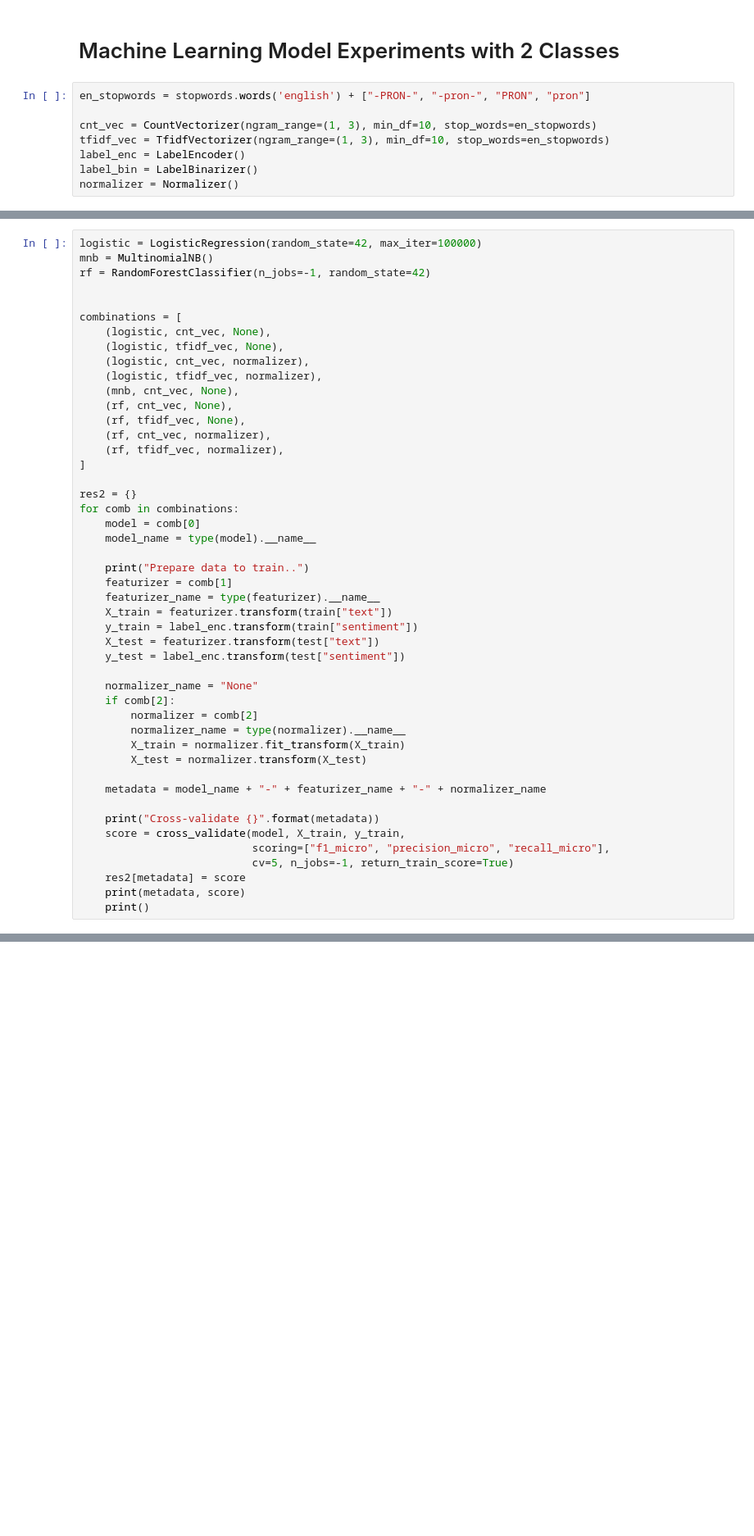
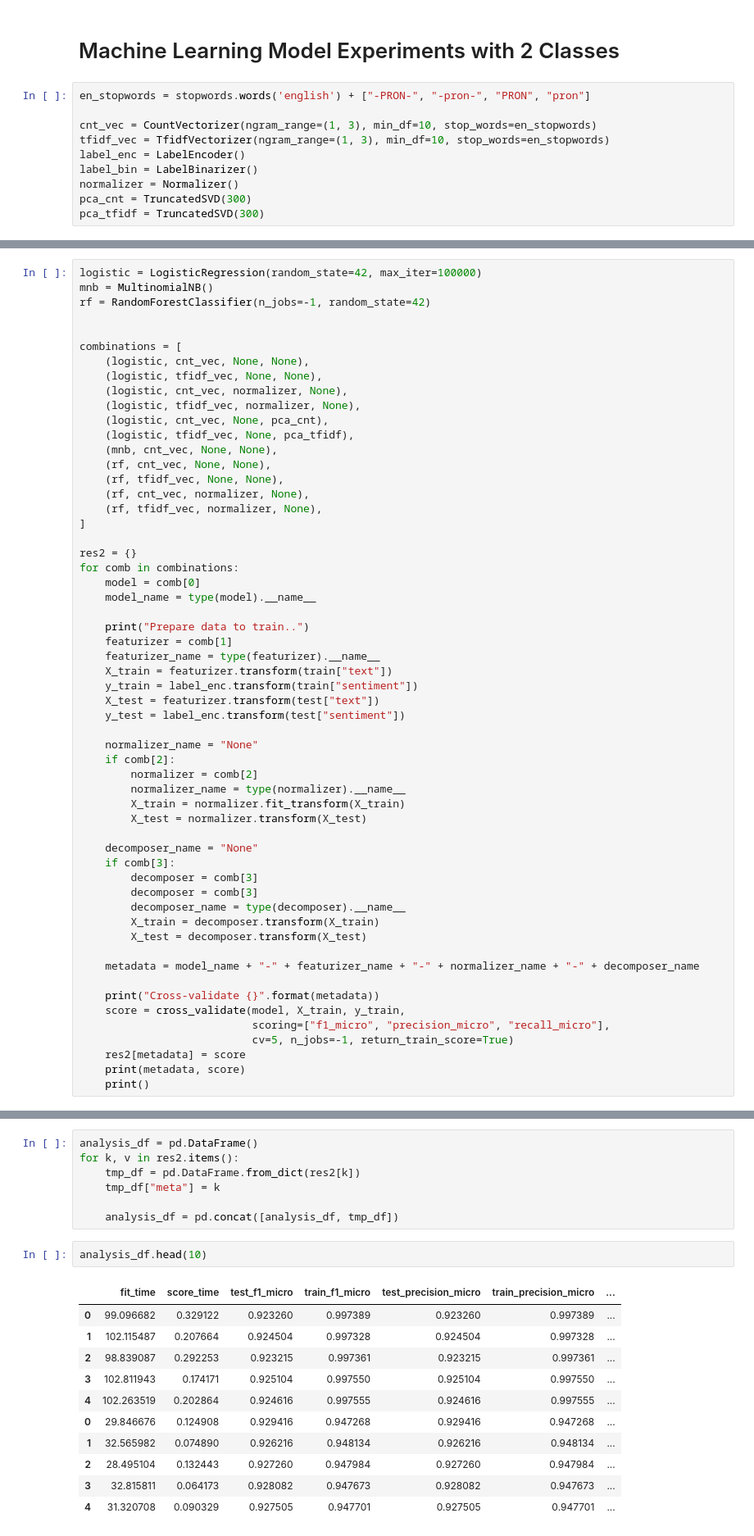
Before and after one commit to akurniawan/ICS5110-final, a Jupyter notebook: 03-Model Experiments.ipynb, the cells around one changed output, grey strips where cells are left out. Shown at 82% size. Saved outputs shown, nothing was run; the diff lists cells and outputs as text; blank space fills up the shorter version.

```diff
--- a/03-Model Experiments.ipynb
+++ b/03-Model Experiments.ipynb
@@ -113,4 +115,6 @@ tfidf_vec = TfidfVectorizer(ngram_range=(1, 3), min_df=10, stop_words=en_stopwor
 label_enc = LabelEncoder()
 label_bin = LabelBinarizer()
 normalizer = Normalizer()
+pca_cnt = TruncatedSVD(300)
+pca_tfidf = TruncatedSVD(300)
 # %%
@@ -137,15 +135,17 @@ rf = RandomForestClassifier(n_jobs=-1, random_state=42)
 
 
 combinations = [
-    (logistic, cnt_vec, None),
-    (logistic, tfidf_vec, None),
-    (logistic, cnt_vec, normalizer),
-    (logistic, tfidf_vec, normalizer),
-    (mnb, cnt_vec, None),
-    (rf, cnt_vec, None),
-    (rf, tfidf_vec, None),
-    (rf, cnt_vec, normalizer),
-    (rf, tfidf_vec, normalizer),
+    (logistic, cnt_vec, None, None),
+    (logistic, tfidf_vec, None, None),
+    (logistic, cnt_vec, normalizer, None),
+    (logistic, tfidf_vec, normalizer, None),
+    (logistic, cnt_vec, None, pca_cnt),
+    (logistic, tfidf_vec, None, pca_tfidf),
+    (mnb, cnt_vec, None, None),
+    (rf, cnt_vec, None, None),
+    (rf, tfidf_vec, None, None),
+    (rf, cnt_vec, normalizer, None),
+    (rf, tfidf_vec, normalizer, None),
 ]
 
 res2 = {}
@@ -168,7 +168,15 @@ for comb in combinations:
         X_train = normalizer.fit_transform(X_train)
         X_test = normalizer.transform(X_test)
 
-    metadata = model_name + "-" + featurizer_name + "-" + normalizer_name
+    decomposer_name = "None"
+    if comb[3]:
+        decomposer = comb[3]
+        decomposer = comb[3]
+        decomposer_name = type(decomposer).__name__
+        X_train = decomposer.transform(X_train)
+        X_test = decomposer.transform(X_test)
+
+    metadata = model_name + "-" + featurizer_name + "-" + normalizer_name + "-" + decomposer_name
 
     print("Cross-validate {}".format(metadata))
     score = cross_validate(model, X_train, y_train,
@@ -179,0 +206,21 @@ for comb in combinations:
+# %%
+analysis_df = pd.DataFrame()
+for k, v in res2.items():
+    tmp_df = pd.DataFrame.from_dict(res2[k])
+    tmp_df["meta"] = k
+
+    analysis_df = pd.concat([analysis_df, tmp_df])
+# %%
+analysis_df.head(10)
+# %% [output]
+|  | fit_time | score_time | test_f1_micro | train_f1_micro | test_precision_micro | train_precision_micro | ... |
+| 0 | 99.096682 | 0.329122 | 0.923260 | 0.997389 | 0.923260 | 0.997389 | ... |
+| 1 | 102.115487 | 0.207664 | 0.924504 | 0.997328 | 0.924504 | 0.997328 | ... |
+| 2 | 98.839087 | 0.292253 | 0.923215 | 0.997361 | 0.923215 | 0.997361 | ... |
+| 3 | 102.811943 | 0.174171 | 0.925104 | 0.997550 | 0.925104 | 0.997550 | ... |
+| 4 | 102.263519 | 0.202864 | 0.924616 | 0.997555 | 0.924616 | 0.997555 | ... |
+| 0 | 29.846676 | 0.124908 | 0.929416 | 0.947268 | 0.929416 | 0.947268 | ... |
+| 1 | 32.565982 | 0.074890 | 0.926216 | 0.948134 | 0.926216 | 0.948134 | ... |
+| 2 | 28.495104 | 0.132443 | 0.927260 | 0.947984 | 0.927260 | 0.947984 | ... |
+| 3 | 32.815811 | 0.064173 | 0.928082 | 0.947673 | 0.928082 | 0.947673 | ... |
+| 4 | 31.320708 | 0.090329 | 0.927505 | 0.947701 | 0.927505 | 0.947701 | ... |
```
Also changed, not shown: parts of 5 cells of this notebook, 1 other file.
